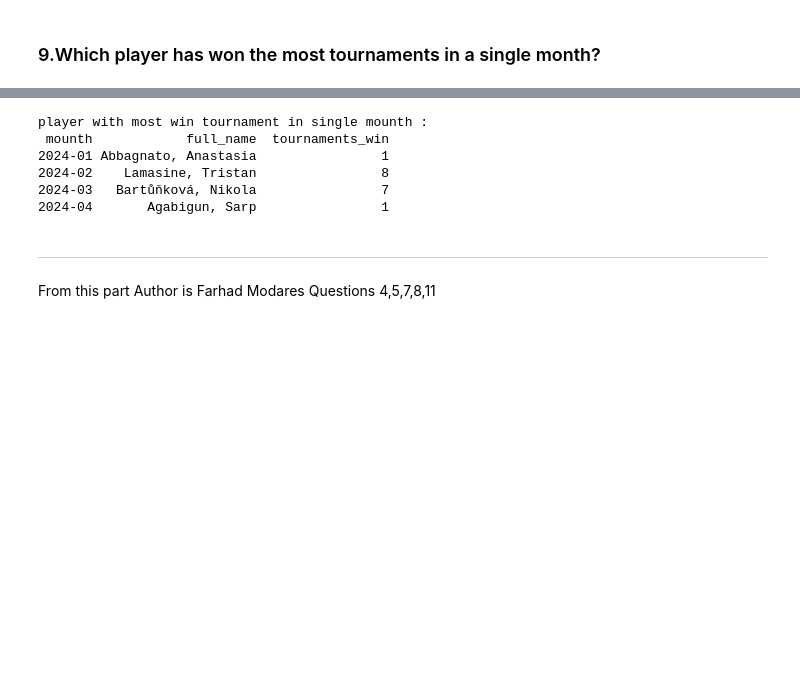
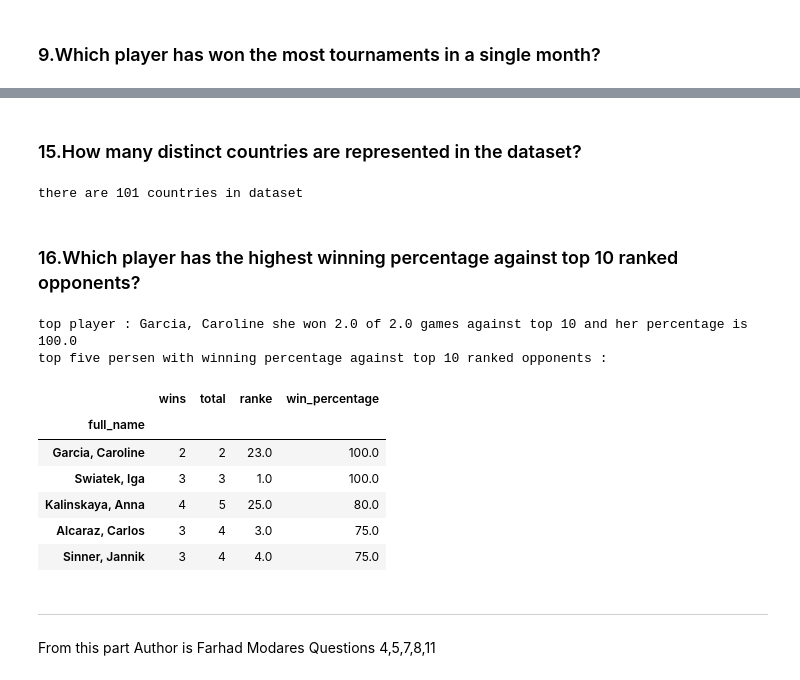
Before and after one commit to SinaNasrollahNezhad/Data-Science-Project, a Jupyter notebook: project_answer/answer_questions.ipynb, the cells around one changed output, grey strips where cells are left out. Cells and saved outputs as stored; diff of their text form; code cells hidden in the pictures; blank space fills up the shorter version.

```diff
--- a/project_answer/answer_questions.ipynb
+++ b/project_answer/answer_questions.ipynb
@@ -204,10 +207,2 @@ See the caveats in the documentation: https://pandas.pydata.org/pandas-docs/stab
-# %%
-print("player with most win tournament in single mounth : ")
-print(top_on_mounth[["mounth","full_name","tournaments_win"]].sort_values("mounth").to_string(index=False))
-# %% [output]
-player with most win tournament in single mounth :
- mounth            full_name  tournaments_win
-2024-01 Abbagnato, Anastasia                1
-2024-02    Lamasine, Tristan                8
-2024-03   Bartůňková, Nikola                7
-2024-04       Agabigun, Sarp                1
+# %% [markdown]
+### 15.How many distinct countries are represented in the dataset?
@@ -213,0 +221,9 @@ player with most win tournament in single mounth :
+# %%
+all_players = pd.concat([home_player,away_player],ignore_index=True)
+all_players2 = all_players.drop_duplicates(subset="full_name")
+distinct_countries = all_players2["country"].unique()
+print(f"there are {len(distinct_countries)} countries in dataset")
+# %% [output]
+there are 101 countries in dataset
+# %% [markdown]
+### 16.Which player has the highest winning percentage against top 10 ranked opponents?
@@ -214,3 +245,47 @@ player with most win tournament in single mounth :
+# %%
+home_merged = home_player.merge(odds_winning,on="match_id",how="inner")
+away_merged = away_player.merge(odds_winning,on="match_id",how="inner")
+
+home_opps = away_merged[["match_id","current_rank"]].add_prefix("opp_")
+away_opps = home_merged[["match_id","current_rank"]].add_prefix("opp_")
+
+
+home_vs = home_merged.merge(home_opps,left_on="match_id",right_on="opp_match_id",how="inner")
+away_vs = away_merged.merge(away_opps,left_on="match_id",right_on="opp_match_id",how="inner")
+
+
+home_vs["win"] = (home_vs["winnig"] == 1)
+away_vs["win"] = (away_vs["winnig"] == 0)
+# %%
+valid_player = pd.concat([
+    home_vs[home_vs["opp_current_rank"] <= 10] ,
+    away_vs[away_vs["opp_current_rank"] <= 10 ]], ignore_index=True)
+
+
+valid_player_2 = valid_player.drop_duplicates(subset=["match_id", "full_name"])
+
+states = valid_player_2.groupby("full_name").aggregate(
+    wins = ("win" , sum),
+    total = ("match_id", 'nunique'),
+    ranke = ("current_rank",'first'))
+
+states = states[states["total"] >=2]
+states["win_percentage"] = (states["wins"] / states["total"] * 100).round(1)
+states = states.sort_values("win_percentage",ascending=False)
+# %%
+print(f"top player : {states.iloc[0].name} she won {states.iloc[0]['wins']} of {states.iloc[0]['total']} games against top 10 and her percentage is {states.iloc[0]['win_percentage']} ")
+print("top five persen with winning percentage against top 10 ranked opponents :")
+states.head()
+# %% [output]
+top player : Garcia, Caroline she won 2.0 of 2.0 games against top 10 and her percentage is 100.0
+top five persen with winning percentage against top 10 ranked opponents :
+|  | wins | total | ranke | win_percentage |
+| full_name |  |  |  |  |
+| Garcia, Caroline | 2 | 2 | 23.0 | 100.0 |
+| Swiatek, Iga | 3 | 3 | 1.0 | 100.0 |
+| Kalinskaya, Anna | 4 | 5 | 25.0 | 80.0 |
+| Alcaraz, Carlos | 3 | 4 | 3.0 | 75.0 |
+| Sinner, Jannik | 3 | 4 | 4.0 | 75.0 |
 # %% [markdown]
 _________________________________________________________________________________________________________________________________________________
 
```
Also changed, not shown: parts of 13 cells of this notebook.
